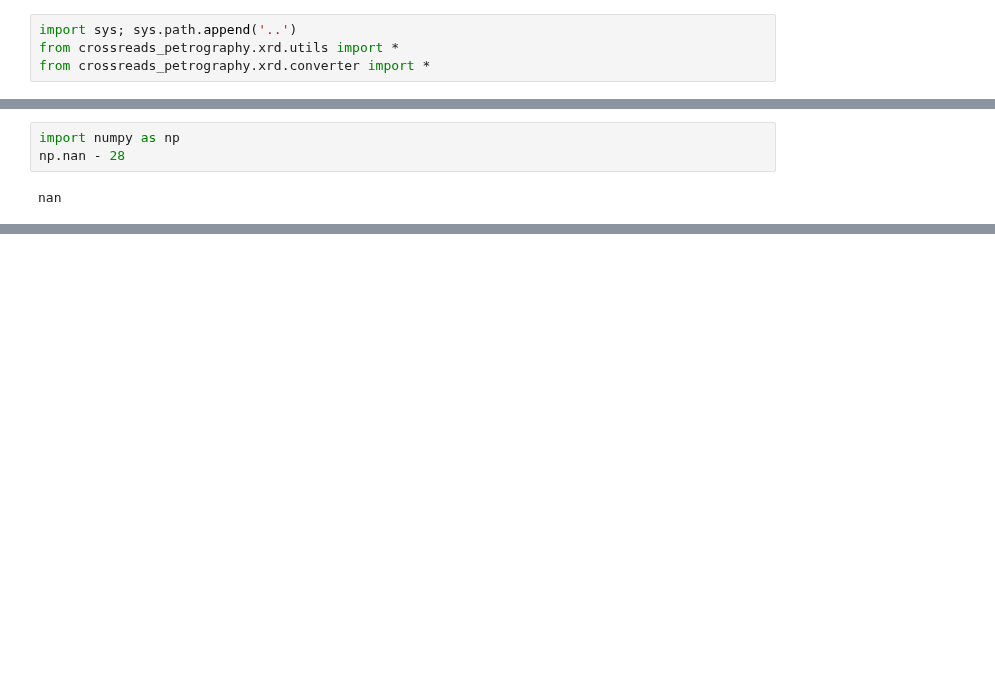
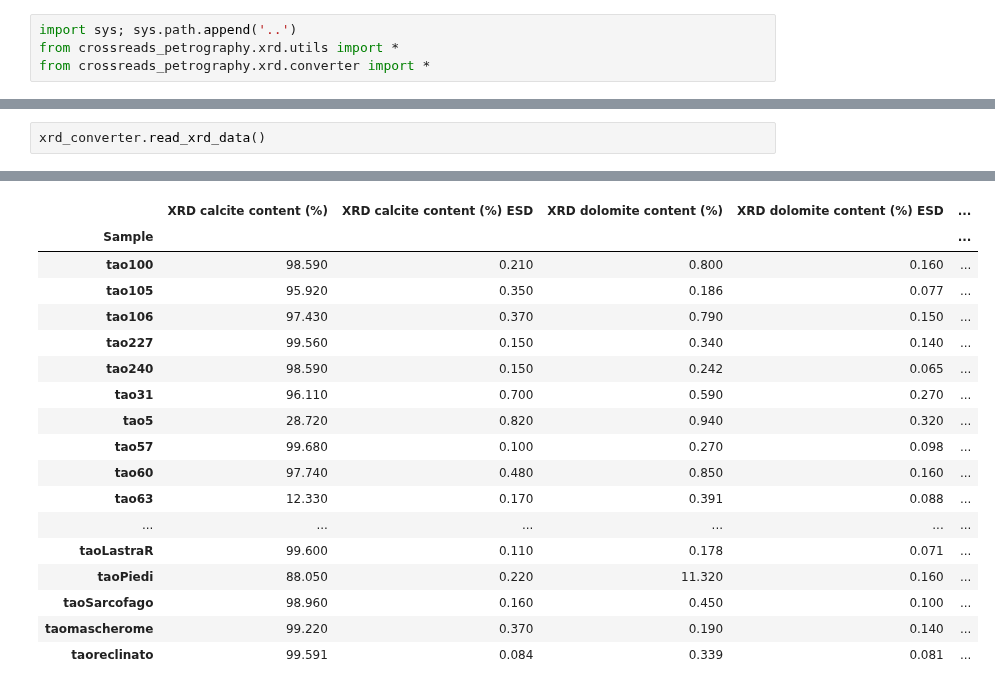
Before and after one commit to kingsdigitallab/crossreads-petrography, a Jupyter notebook: notebooks/XRD.ipynb, the cells around one changed output, grey strips where cells are left out. Drawn from its saved outputs; the diff is of its cells as text; blank space fills up the shorter version.

```diff
--- a/notebooks/XRD.ipynb
+++ b/notebooks/XRD.ipynb
@@ -119,5 +10,3 @@ ValueError: cannot reindex on an axis with duplicate labels
-# %%
-import numpy as np
-np.nan - 28
-# %% [output]
-nan
+# %%
+xrd_converter.read_xrd_data()
+# %% [output]
@@ -123,0 +17,18 @@ nan
+|  | XRD calcite content (%) | XRD calcite content (%) ESD | XRD dolomite content (%) | XRD dolomite content (%) ESD | ... |
+| Sample |  |  |  |  | ... |
+| tao100 | 98.590 | 0.210 | 0.800 | 0.160 | ... |
+| tao105 | 95.920 | 0.350 | 0.186 | 0.077 | ... |
+| tao106 | 97.430 | 0.370 | 0.790 | 0.150 | ... |
+| tao227 | 99.560 | 0.150 | 0.340 | 0.140 | ... |
+| tao240 | 98.590 | 0.150 | 0.242 | 0.065 | ... |
+| tao31 | 96.110 | 0.700 | 0.590 | 0.270 | ... |
+| tao5 | 28.720 | 0.820 | 0.940 | 0.320 | ... |
+| tao57 | 99.680 | 0.100 | 0.270 | 0.098 | ... |
+| tao60 | 97.740 | 0.480 | 0.850 | 0.160 | ... |
+| tao63 | 12.330 | 0.170 | 0.391 | 0.088 | ... |
+| ... | ... | ... | ... | ... | ... |
+| taoLastraR | 99.600 | 0.110 | 0.178 | 0.071 | ... |
+| taoPiedi | 88.050 | 0.220 | 11.320 | 0.160 | ... |
+| taoSarcofago | 98.960 | 0.160 | 0.450 | 0.100 | ... |
+| taomascherome | 99.220 | 0.370 | 0.190 | 0.140 | ... |
+| taoreclinato | 99.591 | 0.084 | 0.339 | 0.081 | ... |
```
Also changed, not shown: parts of 12 cells of this notebook, 12 other files.
